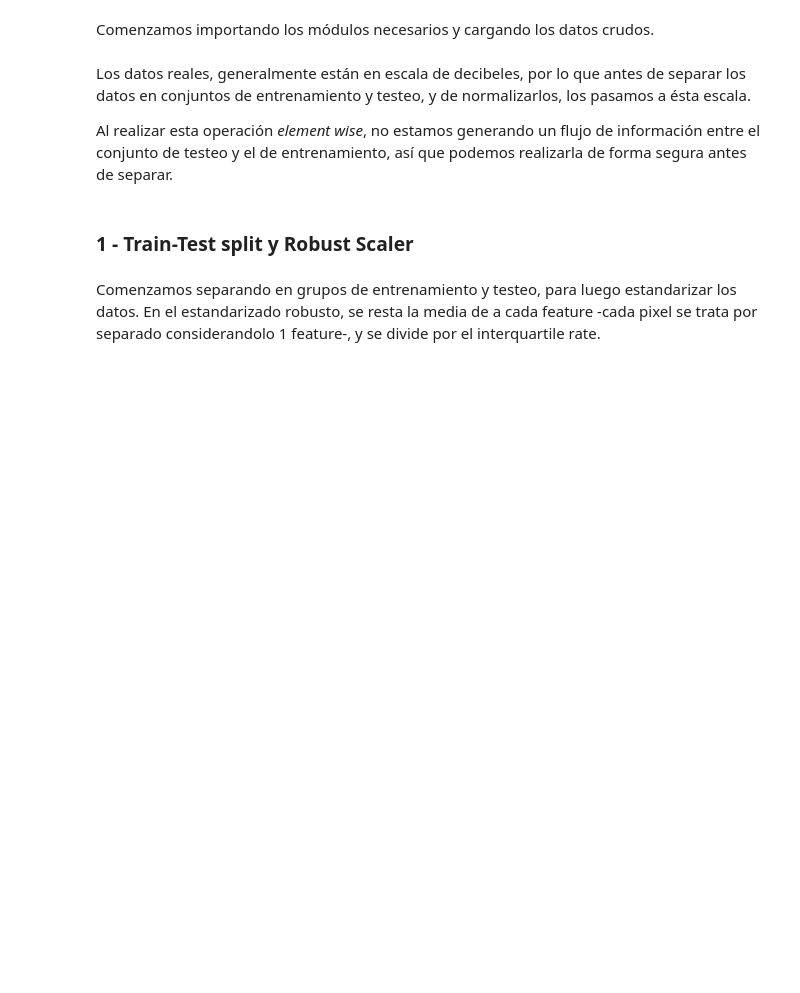
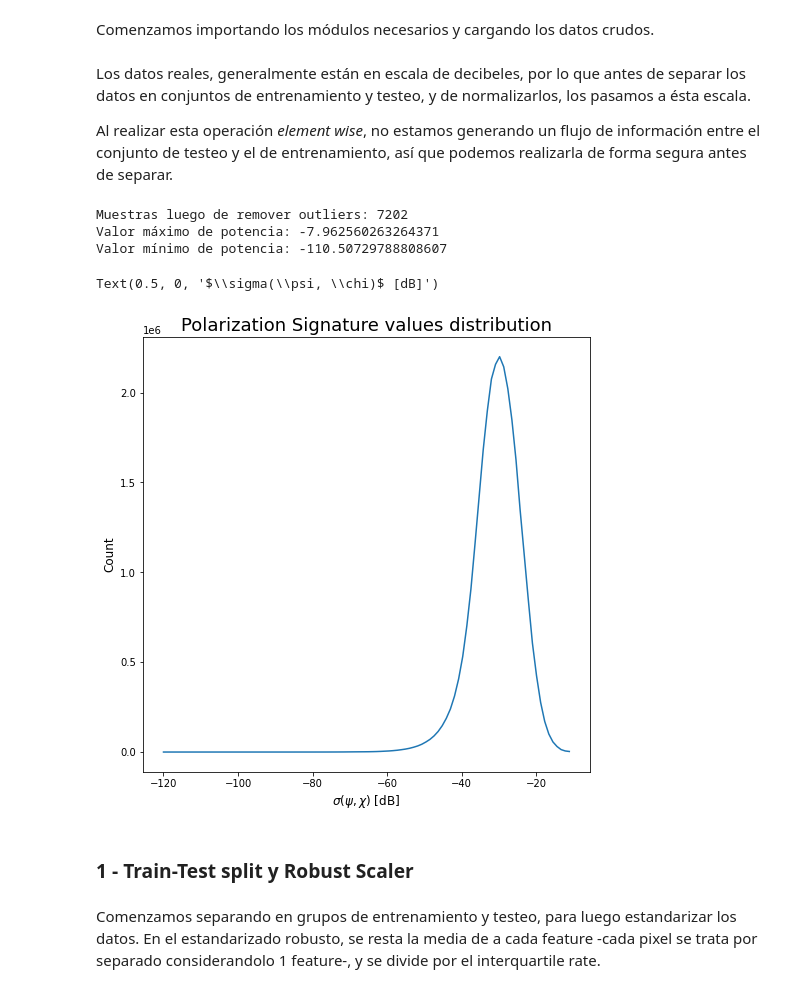
Before and after one commit to jotavecorta/DeepScatteringModels, a Jupyter notebook: notebooks/2.0-jv-spm-feature-extraction.ipynb, the cells around one changed output. Saved outputs shown, nothing was run; the diff lists cells and outputs as text; code cells hidden in the pictures; blank space fills up the shorter version.

```diff
--- a/notebooks/2.0-jv-spm-feature-extraction.ipynb
+++ b/notebooks/2.0-jv-spm-feature-extraction.ipynb
@@ -31,3 +38,17 @@ data_dB = to_dB(data)
+# %%
+print(f"Muestras luego de remover outliers: {data_dB.shape[0]}")
+print(f"Valor máximo de potencia: {data_dB.max()}")
+print(f"Valor mínimo de potencia: {data_dB.min()}")
+# %% [output]
+Muestras luego de remover outliers: 7202
+Valor máximo de potencia: -7.962560263264371
+Valor mínimo de potencia: -110.50729788808607
+# %%
+ax = plot_histogram(data_dB, hist_kw={"range":(-120, -10)})
+ax.set_xlabel(r"$\sigma(\psi, \chi)$ [dB]")
+# %% [output]
+Text(0.5, 0, '$\\sigma(\\psi, \\chi)$ [dB]')
+[figure, added]
 # %% [markdown]
 ### 1 - Train-Test split y Robust Scaler
 # %% [markdown]
```
Also changed, not shown: parts of 16 cells of this notebook, 1 other file.
